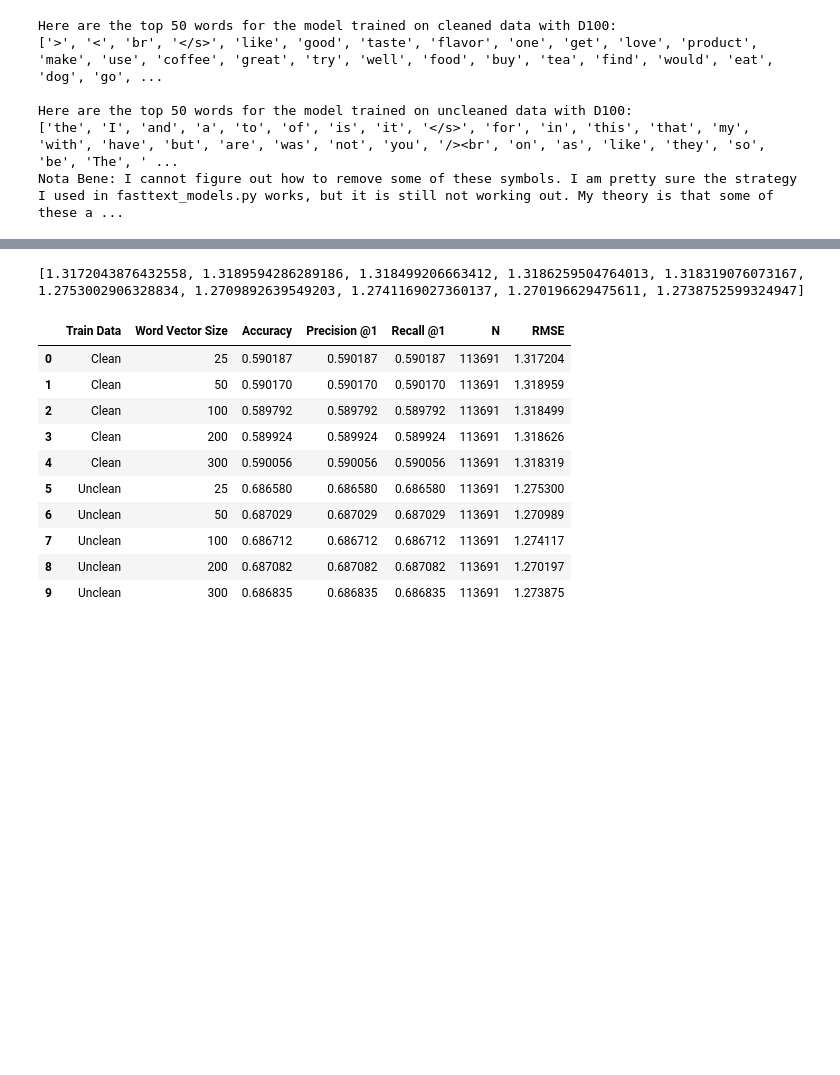
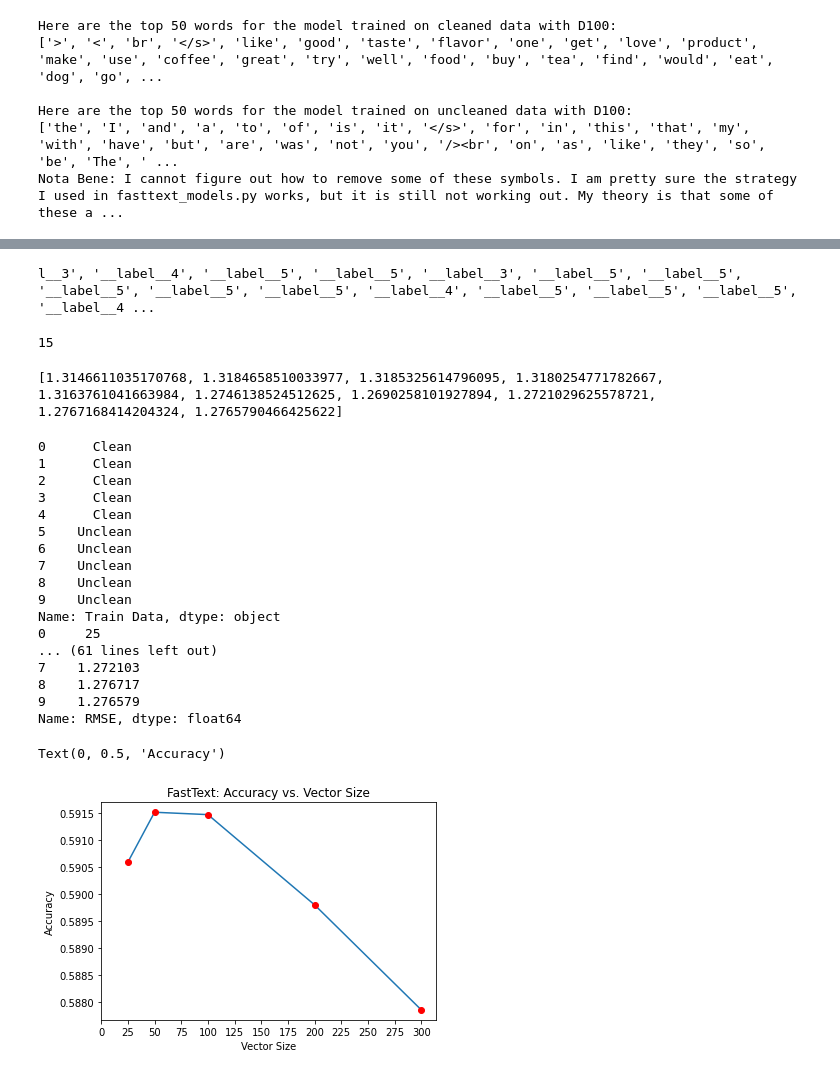
Before and after one commit to nbso13/comparing_embeddings, a Jupyter notebook: fasttext_bradley/fasttext_evalutation.ipynb, the cells around one changed output, grey strips where cells are left out. Cells and saved outputs as stored; diff of their text form; code cells hidden in the pictures; blank space fills up the shorter version.

```diff
--- a/fasttext_bradley/fasttext_evalutation.ipynb
+++ b/fasttext_bradley/fasttext_evalutation.ipynb
@@ -123,0 +133,4 @@ To calculate accuracy for comparision with our other models (with different embe
+# %%
+# Prepare the epochs followup analysis to
+
+ms = fm.main('epochs')
@@ -135,7 +165,8 @@ from sklearn.metrics import accuracy_score, f1_score, mean_squared_error
 # To do this, run ev.get_accuracy() on an arbitrary model.
 a, str_labels, reviews = get_accuracy.get_accuracy(mc2)
 
-str_guesses = [] # will be a listof listof Ints
+str_guesses = [] # will be a listof listof Ints for dimensions analysis
+str_guesses2 = [] # will be a listof listof Ints for epochs analysis
 
 for m in mcs :
     g, l, r = get_accuracy.get_guesses(m, str_labels, reviews)
@@ -144,6 +175,16 @@ for m in mcs :
 for m in mus :
     g, l, r = get_accuracy.get_guesses(m, str_labels, reviews)
     str_guesses.append(g)
+
+for m in ms :
+    g, l, r = get_accuracy.get_guesses(m, str_labels, reviews)
+    str_guesses2.append(g)
+# %% [output]
+l__3', '__label__4', '__label__5', '__label__5', '__label__3', '__label__5', '__label__5', '__label__5', '__label__5', '__label__5', '__label__4', '__label__5', '__label__5', '__label__5', '__label__4 ...
+# %%
+print(len(str_guesses2))
+# %% [output]
+15
 # %%
 # guesses correspond as such: guesses[0] --> mc0, guesses[1] --> mc1, ... guesses[9] --> mu4
 # make all of the guesses and labels into ints (necessary for RMSE):
@@ -170,34 +219,62 @@ for l in str_labels :
 # %%
 # calculate RMSEs
 RMSEs = []
+As= []
 
 i = 0
 for m in mcs :
     r = mean_squared_error(labels, guesses[i], squared=False)
+    a = accuracy_score(labels, guesses[i])
     RMSEs.append(r)
+    As.append(a)
     i += 1
 
 for m in mus :
     r = mean_squared_error(labels, guesses[i], squared=False)
+    a = accuracy_score(labels, guesses[i])
     RMSEs.append(r)
+    As.append(a)
     i += 1
 
 print(RMSEs)
 # %% [output]
-[1.3172043876432558, 1.3189594286289186, 1.318499206663412, 1.3186259504764013, 1.318319076073167, 1.2753002906328834, 1.2709892639549203, 1.2741169027360137, 1.270196629475611, 1.2738752599324947]
+[1.3146611035170768, 1.3184658510033977, 1.3185325614796095, 1.3180254771782667, 1.3163761041663984, 1.2746138524512625, 1.2690258101927894, 1.2721029625578721, 1.2767168414204324, 1.2765790466425622]
 # %%
 # Now simply merge the RMSE data with the df_merged dataframe and we're done!
 df_merged['RMSE'] = RMSEs
 df_merged
+for c in df_merged.columns :
+    print(df_merged[c])
+
+# We actually already have accuracy, I just wanted to have the scikit stuff for comparison
 # %% [output]
-|  | Train Data | Word Vector Size | Accuracy | Precision @1 | Recall @1 | N | RMSE |
-| 0 | Clean | 25 | 0.590187 | 0.590187 | 0.590187 | 113691 | 1.317204 |
-| 1 | Clean | 50 | 0.590170 | 0.590170 | 0.590170 | 113691 | 1.318959 |
-| 2 | Clean | 100 | 0.589792 | 0.589792 | 0.589792 | 113691 | 1.318499 |
-| 3 | Clean | 200 | 0.589924 | 0.589924 | 0.589924 | 113691 | 1.318626 |
-| 4 | Clean | 300 | 0.590056 | 0.590056 | 0.590056 | 113691 | 1.318319 |
-| 5 | Unclean | 25 | 0.686580 | 0.686580 | 0.686580 | 113691 | 1.275300 |
-| 6 | Unclean | 50 | 0.687029 | 0.687029 | 0.687029 | 113691 | 1.270989 |
-| 7 | Unclean | 100 | 0.686712 | 0.686712 | 0.686712 | 113691 | 1.274117 |
-| 8 | Unclean | 200 | 0.687082 | 0.687082 | 0.687082 | 113691 | 1.270197 |
-| 9 | Unclean | 300 | 0.686835 | 0.686835 | 0.686835 | 113691 | 1.273875 |
+0      Clean
+1      Clean
+2      Clean
+3      Clean
+4      Clean
+5    Unclean
+6    Unclean
+7    Unclean
+8    Unclean
+9    Unclean
+Name: Train Data, dtype: object
+0     25
+... (61 lines left out)
+7    1.272103
+8    1.276717
+9    1.276579
+Name: RMSE, dtype: float64
+# %%
+clean = df_merged[df_merged['Train Data'] == 'Clean']
+Xs = [25,50,100,200,300]
+Ys = clean['Accuracy']
+plt.plot(Xs, Ys)
+plt.plot(Xs, Ys, 'ro')
+plt.xticks(range(0,301,25))
+plt.title('FastText: Accuracy vs. Vector Size')
+plt.xlabel('Vector Size')
+plt.ylabel('Accuracy')
+# %% [output]
+Text(0, 0.5, 'Accuracy')
+[figure, added]
```
Also changed, not shown: parts of 9 cells of this notebook, 3 other files.
